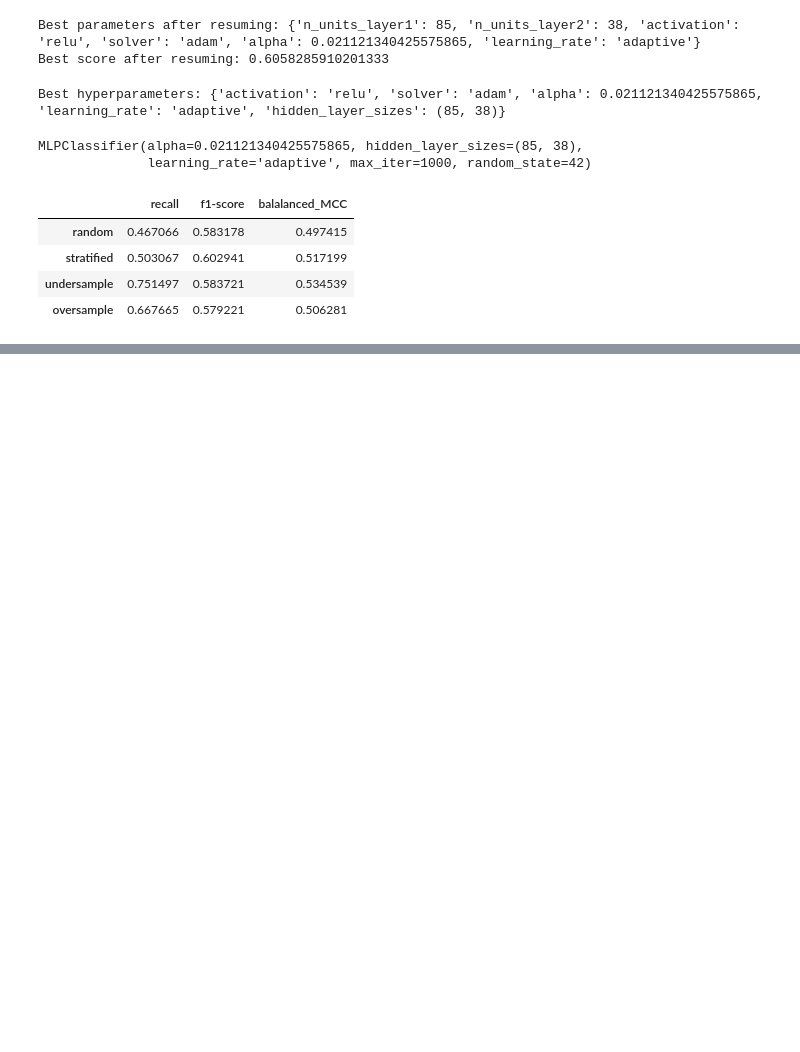
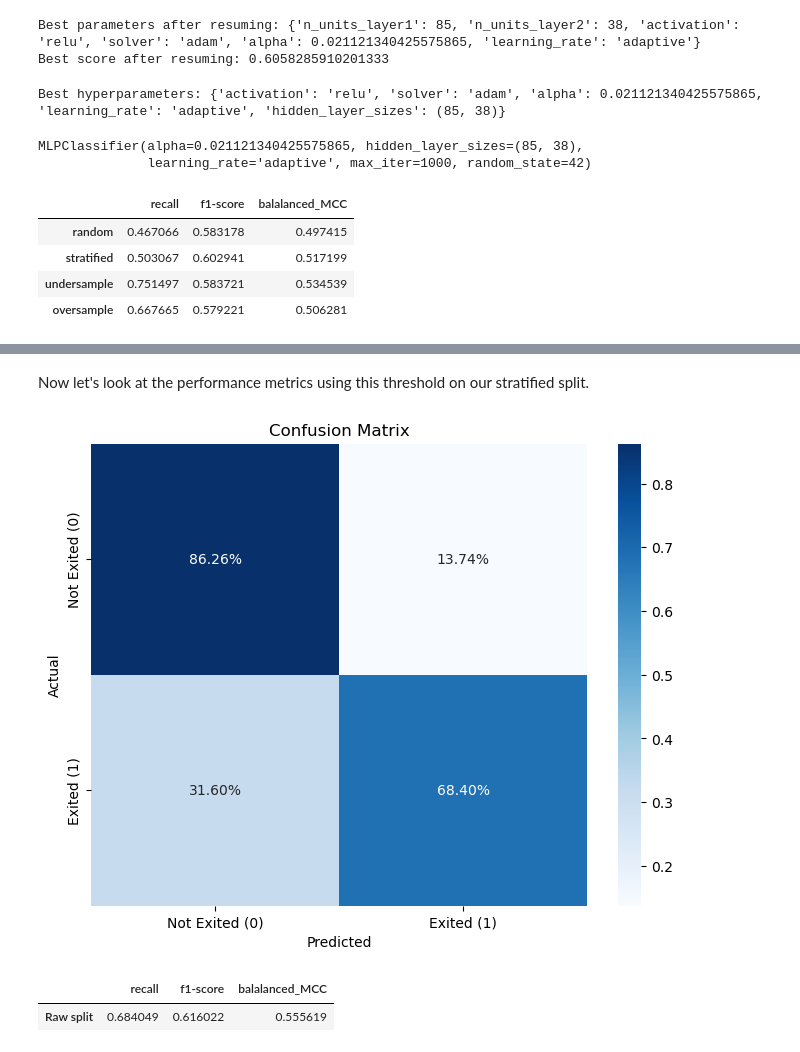
Before and after one commit to djjjones6/Group_Assessment_1, a Jupyter notebook: AlexSJ/NNClassifier2.ipynb, the cells around one changed output, grey strips where cells are left out. Drawn from its saved outputs; the diff is of its cells as text; code cells hidden in the pictures; blank space fills up the shorter version.

```diff
--- a/AlexSJ/NNClassifier2.ipynb
+++ b/AlexSJ/NNClassifier2.ipynb
@@ -458,0 +509,36 @@ performance_optuna
+# %% [markdown]
+Now let's look at the performance metrics using this threshold on our stratified split.
+# %%
+y_val_pred = (y_prob> best_threshold).astype(int)
+# %%
+# Plot the confusion matrix
+conf_matrix = confusion_matrix(y_val_strat, y_val_pred)
+conf_matrix_normalized = conf_matrix.astype('float') / conf_matrix.sum(axis=1)[:, np.newaxis]
+
+plt.figure(figsize=(8, 6))
+sns.heatmap(conf_matrix_normalized, annot=True, fmt='.2%', cmap='Blues',
+            xticklabels=['Not Exited (0)', 'Exited (1)'],
+            yticklabels=['Not Exited (0)', 'Exited (1)'])
+plt.title('Confusion Matrix')
+plt.ylabel('Actual')
+plt.xlabel('Predicted')
+plt.show()
+
+# Generate classification report
+report = classification_report(y_val_strat, y_val_pred)
+# Extract metrics from classification report
+report_dict = classification_report(y_val_strat, y_val_pred, output_dict=True)
+balanced_MCC = balanced_MCC_macro_avg(y_val_strat, y_val_pred)
+
+performance_best_thresh = {
+                'recall' : report_dict['1']['recall'],
+                'f1-score' : report_dict['1']['f1-score'],
+                'balalanced_MCC' : balanced_MCC
+            }
+
+performance_best_thresh_df = pd.DataFrame(performance_best_thresh, index=['Raw split'])
+performance_best_thresh_df
+# %% [output]
+[figure, added]
+|  | recall | f1-score | balalanced_MCC |
+| Raw split | 0.684049 | 0.616022 | 0.555619 |
```
Also changed, not shown: parts of 21 cells of this notebook, 3 other files.
